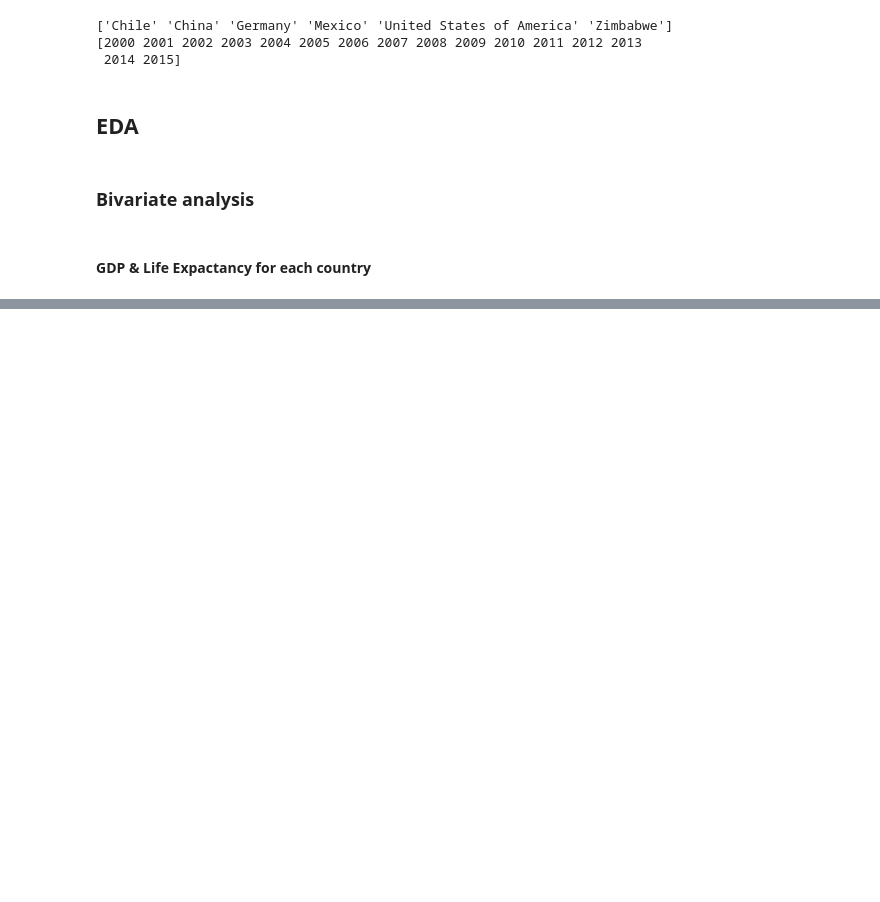
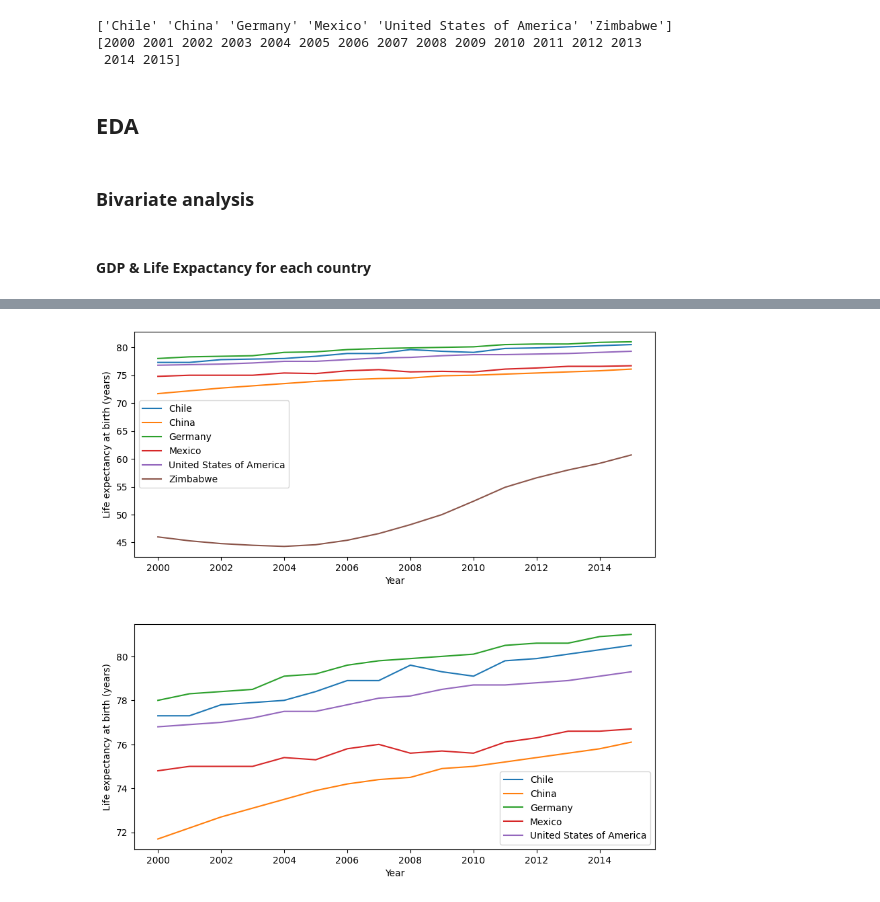
Before and after one commit to likhachov-ux/life-expectancy-and-gdp-project, a Jupyter notebook: life_expectancy_gdp.ipynb, the cells around one changed output, grey strips where cells are left out. Drawn from its saved outputs; the diff is of its cells as text; code cells hidden in the pictures; blank space fills up the shorter version.

```diff
--- a/life_expectancy_gdp.ipynb
+++ b/life_expectancy_gdp.ipynb
@@ -81,0 +123,19 @@ Zimbabwe = df[df.Country == 'Zimbabwe']
+# %%
+#line plot to see the changes
+plt.figure(figsize=(10,10))
+plt.subplot (2,1,1)
+sns.lineplot(data = df, x=df['Year'], y=df['Life expectancy at birth (years)'], hue = df['Country'])
+plt.legend()
+
+#without Zimbabwe as an outlier
+#df without Zimbabwe
+five_countries = df[df.Country != 'Zimbabwe']
+#plot
+plt.subplot (2,1,2)
+sns.lineplot(data = five_countries, x=five_countries['Year'], y=five_countries['Life expectancy at birth (years)'], hue = five_countries['Country'])
+plt.legend()
+plt.subplots_adjust(wspace = 0.6)
+plt.subplots_adjust(hspace = 0.3)
+plt.show()
+# %% [output]
+[figure, added]
```
Also changed, not shown: parts of 14 cells of this notebook.
